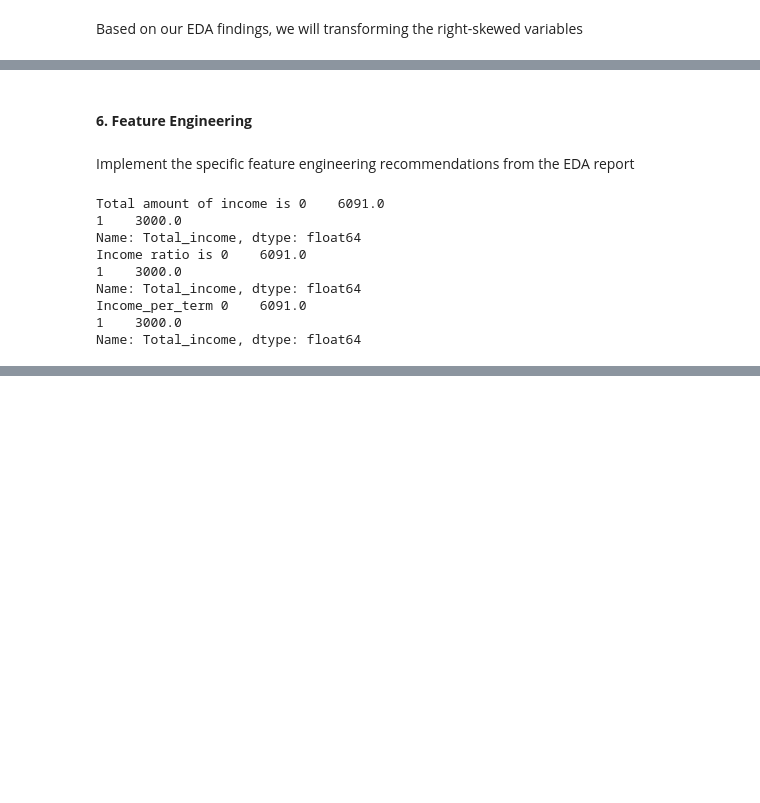
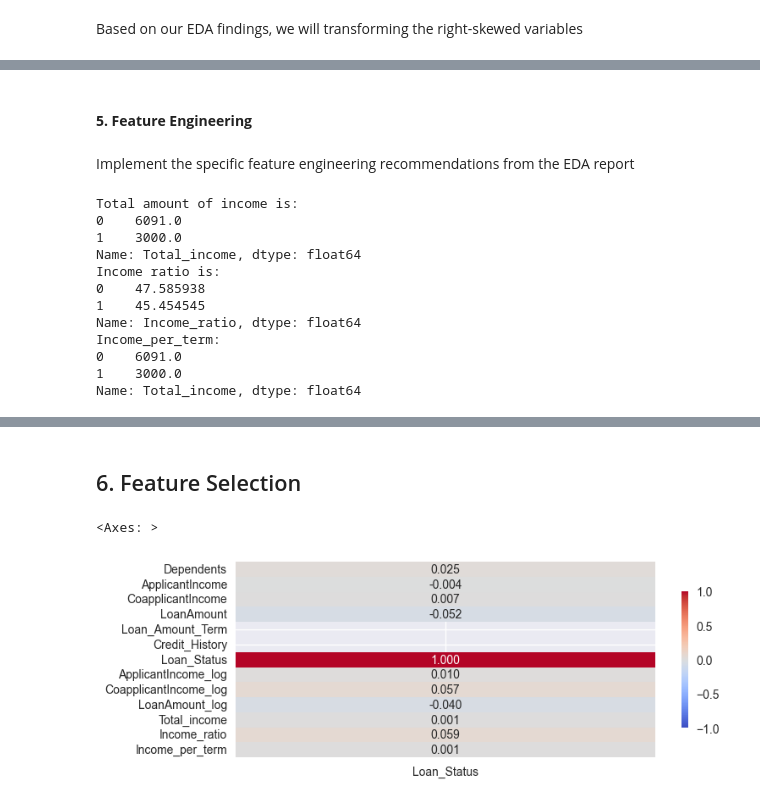
Before and after one commit to Osisami00/AI_Engr, a Jupyter notebook: My_Task/week_12/home_preprocessing.ipynb, the cells around one changed output, grey strips where cells are left out. Saved outputs shown, nothing was run; the diff lists cells and outputs as text; code cells hidden in the pictures; blank space fills up the shorter version.

```diff
--- a/My_Task/week_12/home_preprocessing.ipynb
+++ b/My_Task/week_12/home_preprocessing.ipynb
@@ -239,33 +237,38 @@ df_processed.head()
 | 3 | Male | No | 0.0 | Graduate | No | 6000.0 | 0.0 | ... |
 | 4 | Male | Yes | 2.0 | Graduate | Yes | 5417.0 | 4196.0 | ... |
 # %% [markdown]
-#### **6. Feature Engineering**
+#### **5. Feature Engineering**
 # %% [markdown]
 Implement the specific feature engineering recommendations from the EDA report
 # %%
 # Creating Total Income
 df_processed["Total_income"] = df_processed["ApplicantIncome"] + df_processed["CoapplicantIncome"]
-print("Total amount of income is",df_processed["Total_income"].head(2))
+print("Total amount of income is:")
+print(df_processed["Total_income"].head(2))
 
 
 # Creating Loan Income Ratio
 df_processed["Income_ratio"] = np.divide(df_processed["Total_income"],df_processed["LoanAmount"])
-print("Income ratio is",df_processed["Total_income"].head(2))
-
+print("Income ratio is:")
+print(df_processed["Income_ratio"].head(2))
 
 #Creating Income_per_term
 df_processed["Income_per_term"] = np.divide(df_processed["Total_income"], df_processed["Loan_Amount_Term"])
-print("Income_per_term",df_processed["Total_income"].head(2))
+print("Income_per_term:")
+print(df_processed["Total_income"].head(2))
 # %% [output]
-Total amount of income is 0    6091.0
+Total amount of income is:
+0    6091.0
 1    3000.0
 Name: Total_income, dtype: float64
-Income ratio is 0    6091.0
+Income ratio is:
+0    47.585938
+1    45.454545
+Name: Income_ratio, dtype: float64
+Income_per_term:
+0    6091.0
 1    3000.0
 Name: Total_income, dtype: float64
-Income_per_term 0    6091.0
-1    3000.0
-Name: Total_income, dtype: float64
 # %%
 df_processed.head()
 # %% [output]
@@ -275,3 +278,20 @@ df_processed.head()
 | 2 | Male | Yes | 0.0 | Not Graduate | No | 2583.0 | 2358.0 | ... |
 | 3 | Male | No | 0.0 | Graduate | No | 6000.0 | 0.0 | ... |
 | 4 | Male | Yes | 2.0 | Graduate | Yes | 5417.0 | 4196.0 | ... |
+# %% [markdown]
+## 6. Feature Selection
+# %%
+# sns.heatmap(df_processed.select_dtypes(include=["number"]).corr()[['Loan_Status']], annot=True, cmap="coolwarm").T
+plt.figure(figsize=(8,3))
+sns.heatmap(
+    df_processed.select_dtypes(include=["number"]).corr()[['Loan_Status']],
+    annot=True,
+    fmt=".3f",
+    cmap="coolwarm",
+    center=0,
+    vmin=-1,
+    vmax=1,
+    cbar_kws={'orientation': 'vertical', 'shrink':0.7})
+# %% [output]
+<Axes: >
+[figure, added]
```
Also changed, not shown: parts of 7 cells of this notebook, 2 other files.
